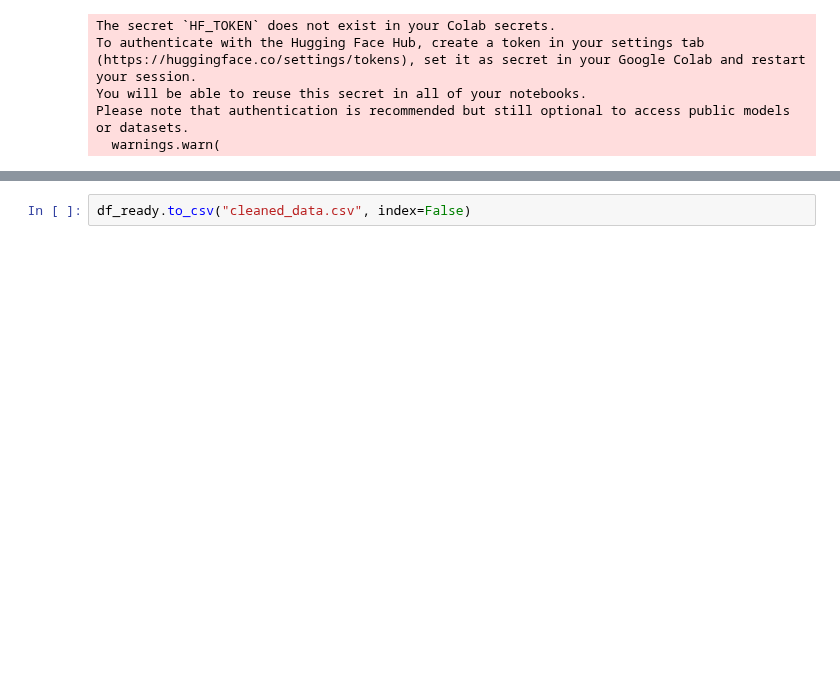
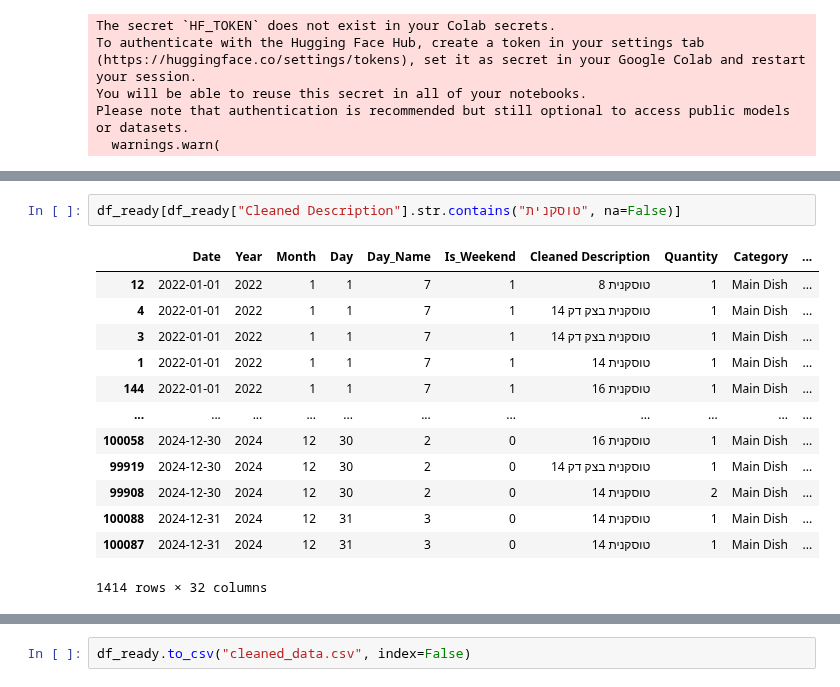
Before and after one commit to Edenshmuel/PapaJohns_Data_Science_Project, a Jupyter notebook: Temp.ipynb, the cells around one changed output, grey strips where cells are left out. Cells and saved outputs as stored; diff of their text form; blank space fills up the shorter version.

```diff
--- a/Temp.ipynb
+++ b/Temp.ipynb
@@ -115,3 +158,19 @@ df_ready[
+# %%
+df_ready[df_ready["Cleaned Description"].str.contains("טוסקנית", na=False)]
+# %% [output]
+|  | Date | Year | Month | Day | Day_Name | Is_Weekend | Cleaned Description | Quantity | Category | ... |
+| 12 | 2022-01-01 | 2022 | 1 | 1 | 7 | 1 | טוסקנית 8 | 1 | Main Dish | ... |
+| 4 | 2022-01-01 | 2022 | 1 | 1 | 7 | 1 | טוסקנית בצק דק 14 | 1 | Main Dish | ... |
+| 3 | 2022-01-01 | 2022 | 1 | 1 | 7 | 1 | טוסקנית בצק דק 14 | 1 | Main Dish | ... |
+| 1 | 2022-01-01 | 2022 | 1 | 1 | 7 | 1 | טוסקנית 14 | 1 | Main Dish | ... |
+| 144 | 2022-01-01 | 2022 | 1 | 1 | 7 | 1 | טוסקנית 16 | 1 | Main Dish | ... |
+| ... | ... | ... | ... | ... | ... | ... | ... | ... | ... | ... |
+| 100058 | 2024-12-30 | 2024 | 12 | 30 | 2 | 0 | טוסקנית 16 | 1 | Main Dish | ... |
+| 99919 | 2024-12-30 | 2024 | 12 | 30 | 2 | 0 | טוסקנית בצק דק 14 | 1 | Main Dish | ... |
+| 99908 | 2024-12-30 | 2024 | 12 | 30 | 2 | 0 | טוסקנית 14 | 2 | Main Dish | ... |
+| 100088 | 2024-12-31 | 2024 | 12 | 31 | 3 | 0 | טוסקנית 14 | 1 | Main Dish | ... |
+| 100087 | 2024-12-31 | 2024 | 12 | 31 | 3 | 0 | טוסקנית 14 | 1 | Main Dish | ... |
+1414 rows × 32 columns
 # %%
 len(df_ready["Cleaned Description Normalized"].unique())
 # %% [output]
```
Also changed, not shown: parts of 8 cells of this notebook.
